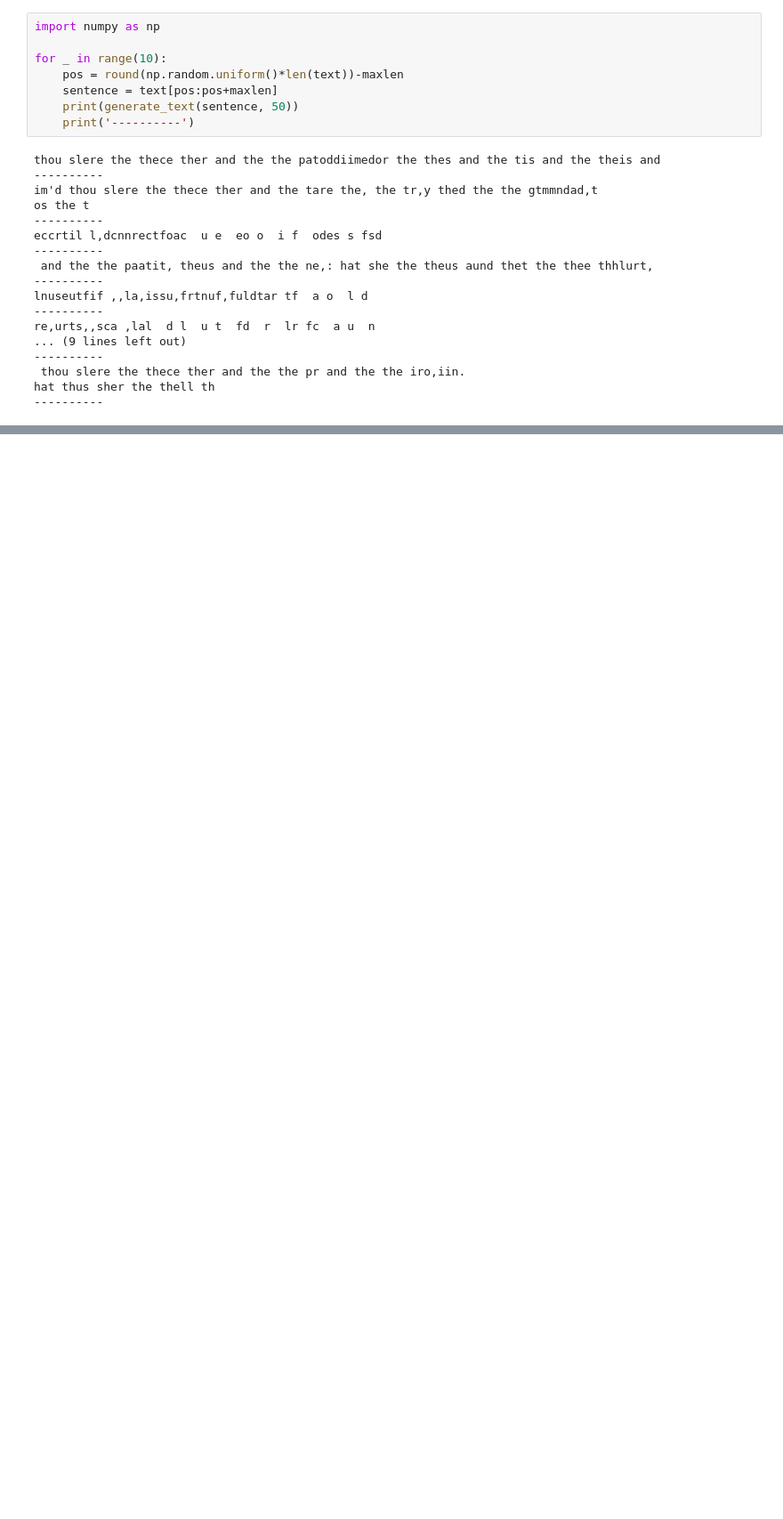
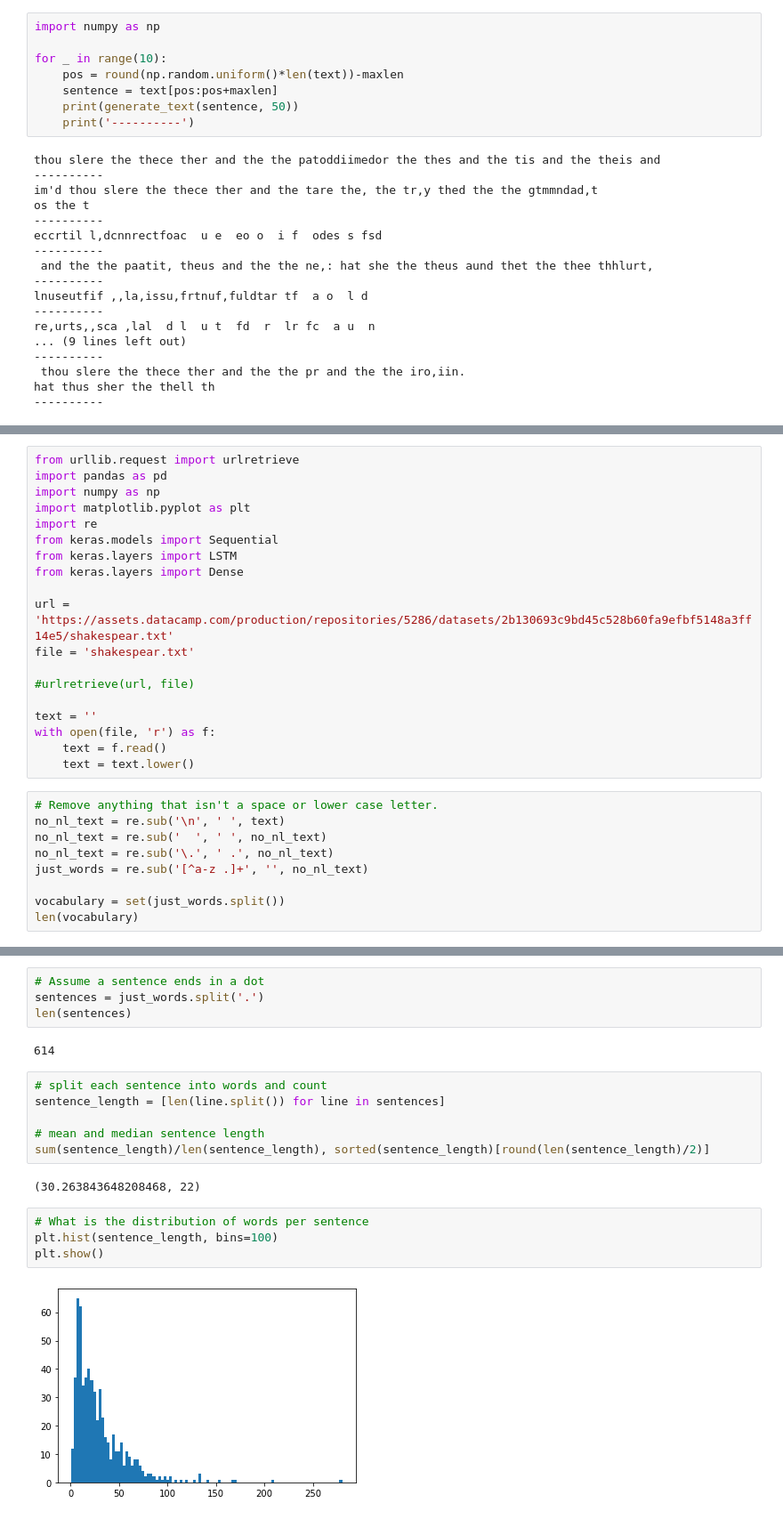
Before and after one commit to bosulliv/datacamp_python, a Jupyter notebook: machine_learning/natural_language_generation/ch2.ipynb, the cells around one changed output, grey strips where cells are left out. Shown: that part at 89% size. Saved outputs shown, nothing was run; the diff lists cells and outputs as text; blank space fills up the shorter version.

Commit message:
try and make a generative model. try word model instead of character

```diff
--- a/machine_learning/natural_language_generation/ch2.ipynb
+++ b/machine_learning/natural_language_generation/ch2.ipynb
@@ -325,0 +341,28 @@ hat thus sher the thell th
+# %%
+from urllib.request import urlretrieve
+import pandas as pd
+import numpy as np
+import matplotlib.pyplot as plt
+import re
+from keras.models import Sequential
+from keras.layers import LSTM
+from keras.layers import Dense
+
+url = 'https://assets.datacamp.com/production/repositories/5286/datasets/2b130693c9bd45c528b60fa9efbf5148a3ff14e5/shakespear.txt'
+file = 'shakespear.txt'
+
+#urlretrieve(url, file)
+
+text = ''
+with open(file, 'r') as f:
+    text = f.read()
+    text = text.lower()
+# %%
+# Remove anything that isn't a space or lower case letter.
+no_nl_text = re.sub('\n', ' ', text)
+no_nl_text = re.sub('  ', ' ', no_nl_text)
+no_nl_text = re.sub('\.', ' .', no_nl_text)
+just_words = re.sub('[^a-z .]+', '', no_nl_text)
+
+vocabulary = set(just_words.split())
+len(vocabulary)
@@ -325,0 +373,20 @@ hat thus sher the thell th
+# %%
+# Assume a sentence ends in a dot
+sentences = just_words.split('.')
+len(sentences)
+# %% [output]
+614
+# %%
+# split each sentence into words and count
+sentence_length = [len(line.split()) for line in sentences]
+
+# mean and median sentence length
+sum(sentence_length)/len(sentence_length), sorted(sentence_length)[round(len(sentence_length)/2)]
+# %% [output]
+(30.263843648208468, 22)
+# %%
+# What is the distribution of words per sentence
+plt.hist(sentence_length, bins=100)
+plt.show()
+# %% [output]
+[figure, added]
```
Also changed, not shown: parts of 24 cells of this notebook, 2 other files.
